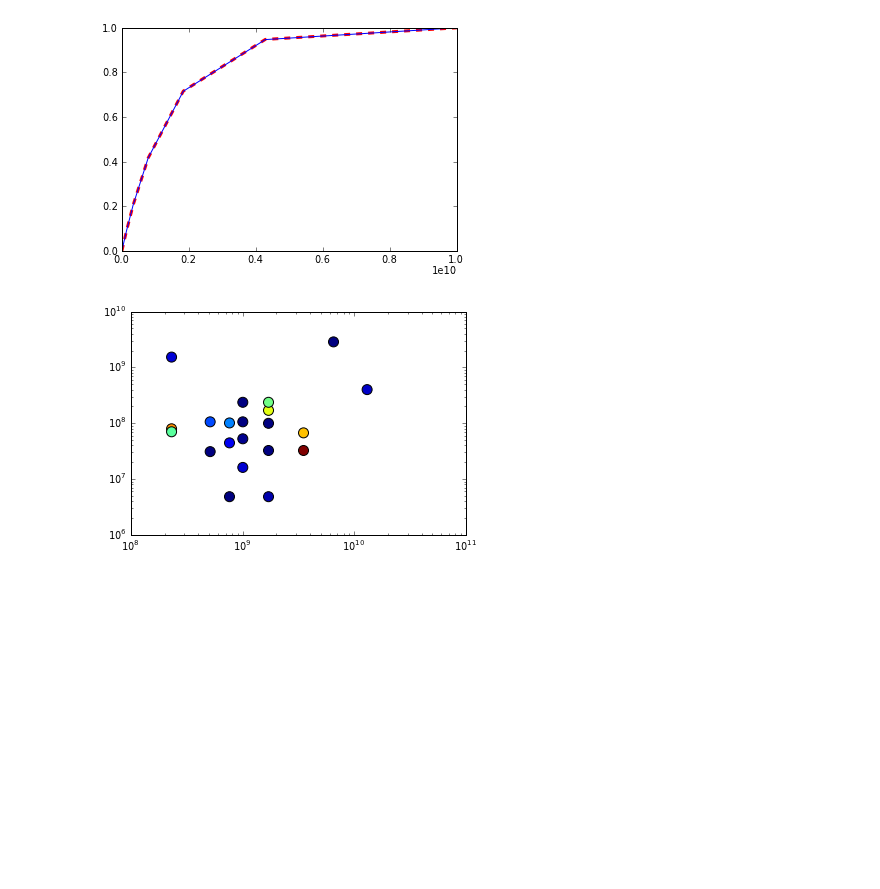
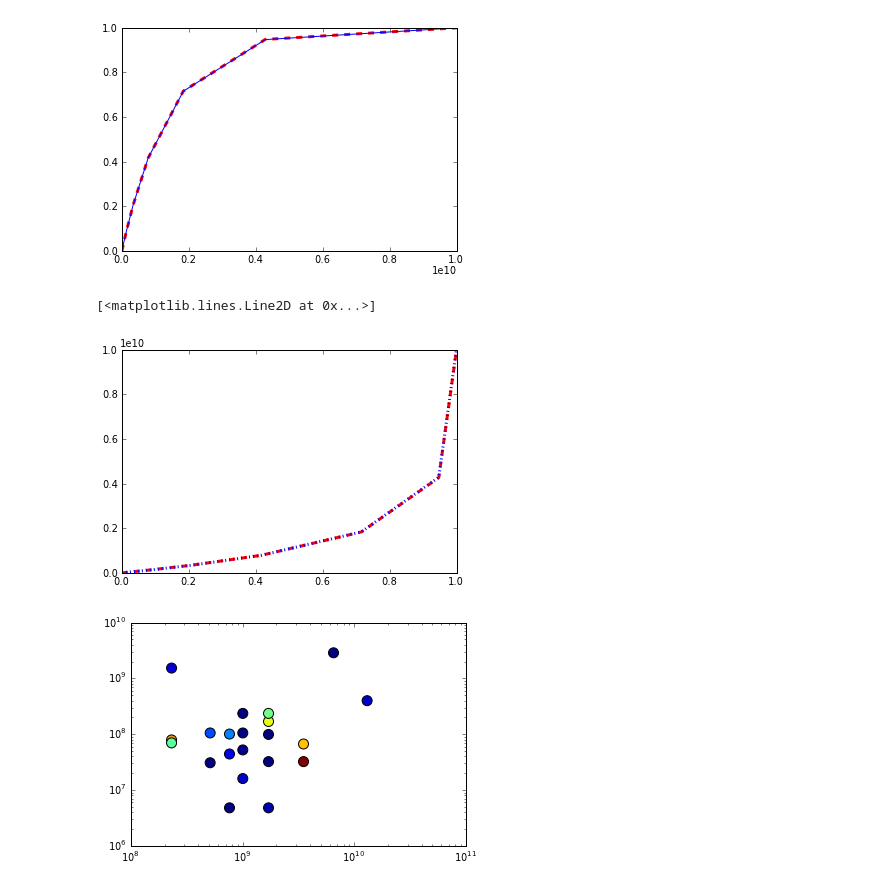
Before and after one commit to schwancr/exchange, a Jupyter notebook: data/data.ipynb, the cells around one changed output. Drawn from its saved outputs; the diff is of its cells as text; code cells hidden in the pictures; blank space fills up the shorter version.

```diff
--- a/data/data.ipynb
+++ b/data/data.ipynb
@@ -91,6 +91,22 @@ def k(f):
 # %% [output]
 (array([  1.45781322e+09]), array([[  6.32052547e+11]]))
 [figure]
+# %%
+kq = fpop.RATE_CONSTANTS_INTERP['gln']
+R0 = 10E-6 # 10 micromolar
+OH0 = 1E-3 # 1 mM <--- This is just a guess!!!
+Q0 = 15E-3 # 15 mM
+
+def k2(f):
+    top = np.log(1 / (1 - f))
+    bottom = np.log(Q0 / (Q0 - OH0 + f * R0))
+    return kq * top / bottom
+
+plot(fs, k(fs), color='red', lw=3, ls='--')
+plot(fs, k2(fs), color='blue', lw=3, ls='dotted')
+# %% [output]
+[<matplotlib.lines.Line2D at 0x...>]
+[figure, added]
 # %%
 transdict = {'v' : 'val', 'i' : 'ile', 'e' : 'glu', 'r' : 'arg', 'l' : 'leu', 'h' : 'his', 't' : 'thr', 'f' : 'phe'}
 res3 = np.array([transdict[r[0].lower()] for r in res])
```
Also changed, not shown: parts of 2 cells of this notebook.
